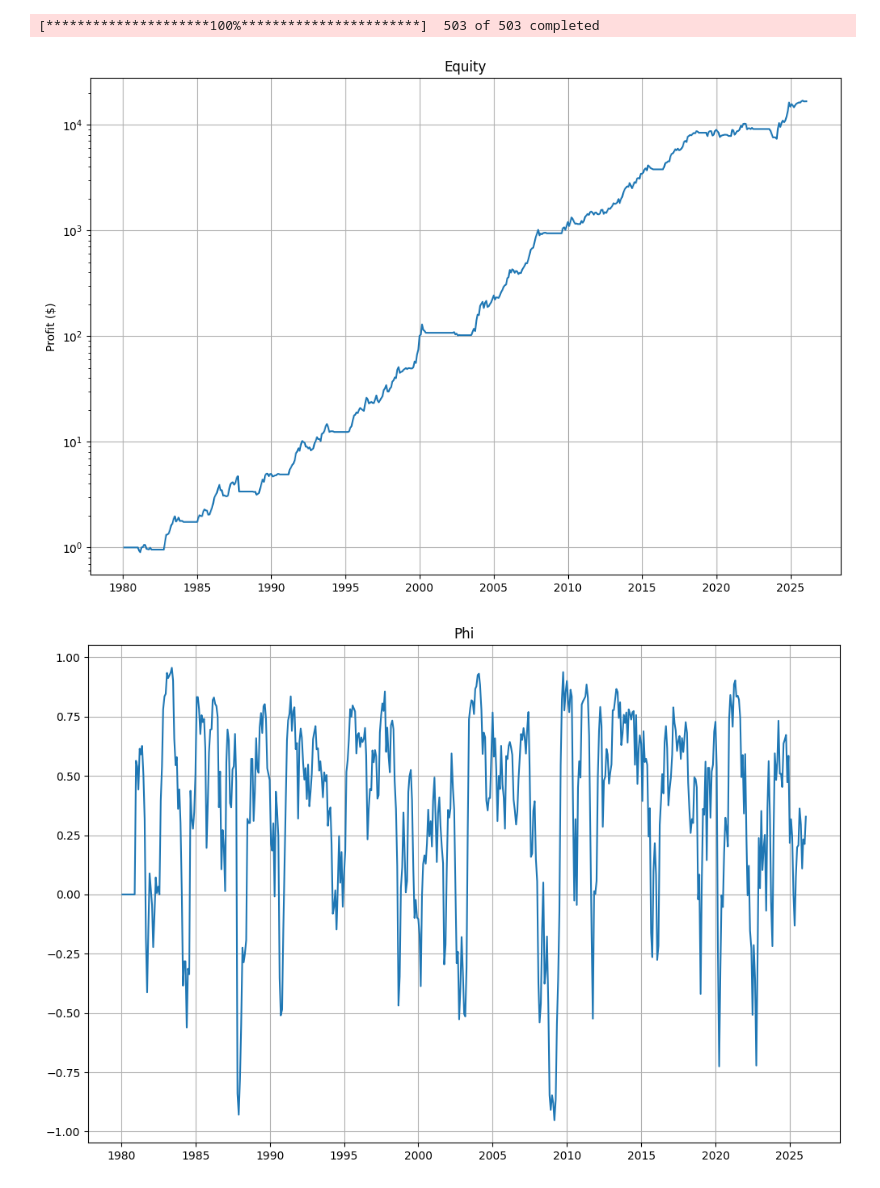
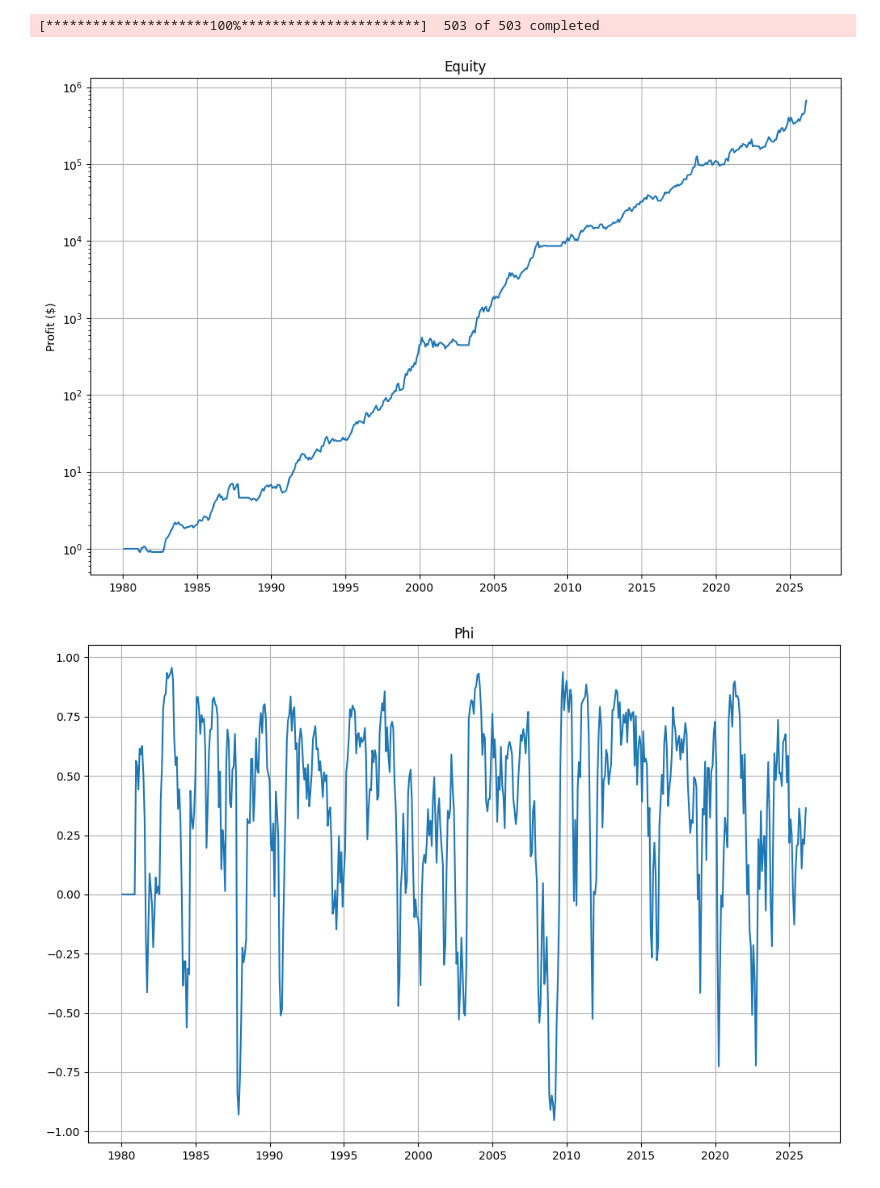
Before and after one commit to denis-laurichesse/momentum_stock_trading, a Jupyter notebook: momentum_strategy.ipynb, the cells around one changed output. Cells and saved outputs as stored; diff of their text form; code cells hidden in the pictures.

```diff
--- a/momentum_strategy.ipynb
+++ b/momentum_strategy.ipynb
@@ -50,8 +50,7 @@ def ComputeMomentum(ac, dt):
 
 def ComputeWeights(ac, s1, s2, n):
     nt, ns = s1.shape
-    w = np.zeros((nt,ns))
-    s = np.zeros((nt,))
+    w, s = np.zeros((nt,ns)), np.zeros((nt,))
     for it in range(1, nt):
         x = s1[it, :]
         s[it] = sum(np.sign(x))/(sum(np.sign(abs(x)))+eps)
@@ -62,53 +61,46 @@ def ComputeWeights(ac, s1, s2, n):
         for _ in range(0, ns):
             x = np.where(w[it, :])[0]
             if len(x) == n: break
-            if s1[it, inds[_]] > 0 and s2[it, inds[_]] > 0 and s[it] > 0.5 and ac[it, inds[_]] != 0 and w[it, inds[_]] == 0:
+            if s1[it, inds[_]] > 0 and s2[it, inds[_]] > 0 and s[it] > 0.1 and ac[it, inds[_]] != 0 and w[it, inds[_]] == 0:
                 w[it, inds[_]] = 1.0 / n
     return w, s
-
-
-def MonthIndex(f):
-    idx = pd.DatetimeIndex(f.index)
-    months = idx.month
-    change_points = months[:-1] != months[1:]
-    boundaries = np.nonzero(change_points)[0].tolist()
-    boundaries.append(len(idx) - 1)
-    return boundaries
 
 # Data
 f = GetHistos()
 f = f[f.index.date >= datetime.date(1980, 1, 1)]
 
 ls_sig = f.columns.get_level_values(0).unique().tolist()
-dates = MonthIndex(f)
+m = f.index.to_period("M")
+dates = list(np.flatnonzero(m[:-1] != m[1:])) + [len(f.index)-1]
+
 ac = np.nan_to_num(f.bfill().values)
 f_sig, ac_sig = f.iloc[dates], ac[dates,:]
 df_sig = f_sig.index
 nt, ns = ac_sig.shape
 
 # Signals
 s1, s2 = ComputeMomentum(ac, 240)[dates, :], ComputeMomentum(ac, 90)[dates, :]
 w, ss = ComputeWeights(ac_sig, s1, s2, size)
 
 # Simulation
 x_sim = Simulation(pd.DataFrame(ac_sig), pd.DataFrame(w));
 Trace(df_sig, x_sim, 'Equity', 'Profit ($)', log=True)
 Trace(df_sig, ss, 'Phi', '')
 
 # Last 10 months positions
 print("")
 for it in range(nt-10, nt):
   nn = np.where(w[it,:] != 0)[0]
   nn_sorted = sorted(nn, key=lambda ii: s1[it, ii], reverse=True)
   l = [[ls_sig[ii] + "/" + str(round(ac_sig[it, ii],2))] for ii in nn_sorted]
   print(df_sig[it].strftime("%d/%m/%Y"), str(round(x_sim.values[it], 2)), l)
 
 # Statistics
 print("")
 r = x_sim.pct_change().dropna()
 m, s = 12*r.mean(), np.sqrt(12)*r.std()  # Annual mean and sigma
 print("Mean:", round(m, 2), "Stdev", round(s, 2), "Sharpe", round(m/s, 2))
 # %% [output]
 [*********************100%***********************]  503 of 503 completed
-[figure, old version]
+[figure, new version]
 [figure]
```
Also changed, not shown: parts of 1 cell of this notebook, 1 other file.
